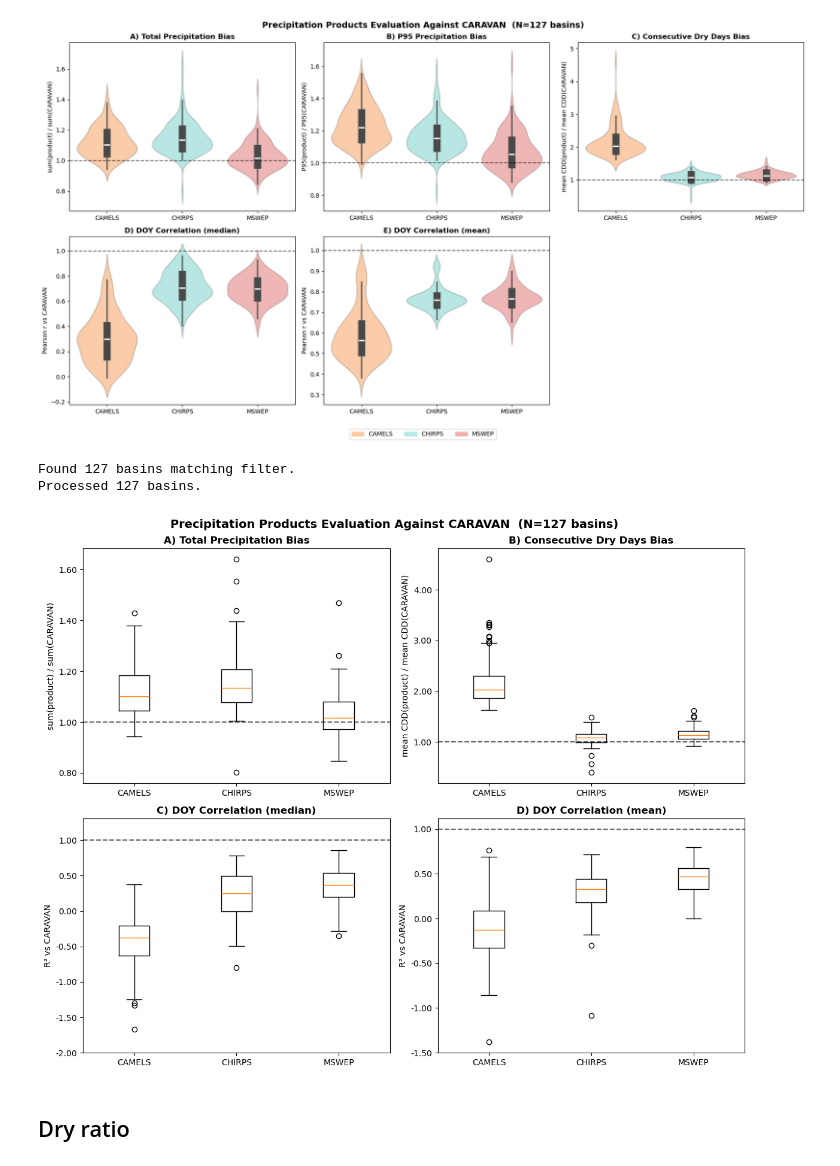
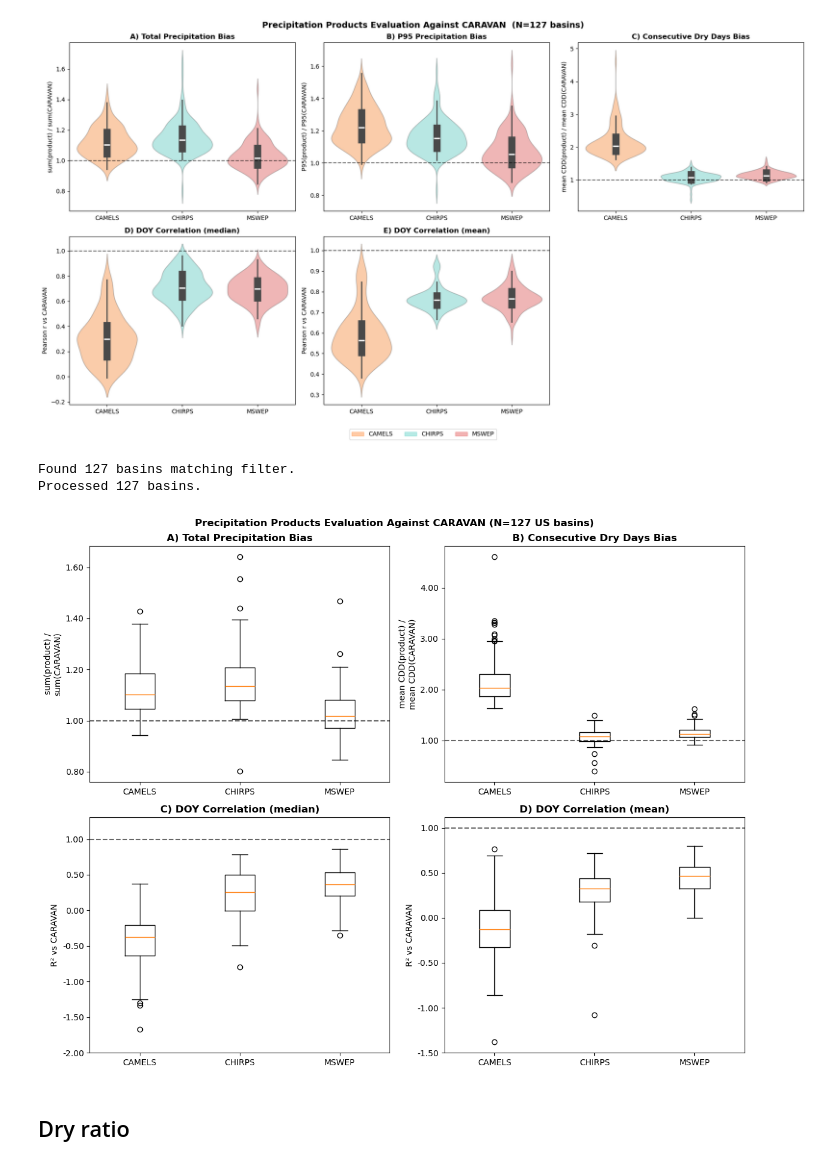
Before and after one commit to DSHydro/NeuralHydrologyAzure, a Jupyter notebook: 3_analyzing_results/2_us_127_basins/1_us_precip_characteristics.ipynb, the cells around one changed output. Drawn from its saved outputs; the diff is of its cells as text; code cells hidden in the pictures.

```diff
--- a/3_analyzing_results/2_us_127_basins/1_us_precip_characteristics.ipynb
+++ b/3_analyzing_results/2_us_127_basins/1_us_precip_characteristics.ipynb
@@ -887,17 +882,19 @@ print(f"Processed {n_basins} basins.")
 
 # ── Panel config ───────────────────────────────────────────────────────────────
 PANEL_CFG = [
-    ("vol",       "A) Total Precipitation Bias",      "sum(product) / sum(CARAVAN)"),
+    ("vol",       "A) Total Precipitation Bias",      "sum(product) /\nsum(CARAVAN)"),
     # ("p95",       "B) P95 Precipitation Bias",        "P95(product) / P95(CARAVAN)"),
-    ("dry",       "B) Consecutive Dry Days Bias",     "mean CDD(product) / mean CDD(CARAVAN)"),
+    ("dry",       "B) Consecutive Dry Days Bias",     "mean CDD(product) /\nmean CDD(CARAVAN)"),
     ("seas",      "C) DOY Correlation (median)", "R² vs CARAVAN"),
     ("seas_mean", "D) DOY Correlation (mean)",   "R² vs CARAVAN"),
 ]
 
 # ── Plot (2×3 grid, middle bottom slot hidden) ─────────────────────────────────
 fig, axes = plt.subplots(2, 2, figsize=(12, 10))
-fig.suptitle(f"Precipitation Products Evaluation Against CARAVAN  (N={n_basins} basins)",
-             fontsize=14, fontweight="bold")
+# fig, axes = plt.subplots(2, 2, figsize=(6, 5)) #for poster
+
+fig.suptitle(f"Precipitation Products Evaluation Against CARAVAN (N={n_basins} US basins)",
+             fontsize=12, fontweight="bold")
 
 plot_axes = axes.flatten()
 
@@ -913,34 +910,34 @@ for ax, (col, title, ylabel) in zip(plot_axes, PANEL_CFG):
     #     inner="box",
     #     inner_kws={"box_width": 12, "whis_width": 2},
     #     alpha=0.35, saturation=0.9,
     #     ax=ax,
     # )
     # ax.axhline(1.0, color="black", lw=1.5, ls="--", alpha=0.6)
     # ax.set_title(title, fontweight="bold")
     # ax.set_ylabel(ylabel)
     # ax.set_xlabel("")
 
     data_by_product = [df[df["product"] == p][col].dropna().values for p in PRODUCTS]
 
     ax.boxplot(data_by_product, tick_labels=PRODUCTS)
     ax.yaxis.set_major_formatter(FormatStrFormatter('%.2f'))  # 2 decimal places
 
     ax.axhline(1.0, color="black", lw=1.5, ls="--", alpha=0.6)
     ax.set_title(title, fontweight="bold")
     ax.set_ylabel(ylabel)
     ax.set_xlabel("")
 
 axes[1, 0].set_ylim(bottom=-2)
 # legend_handles = [Patch(color=PALETTE[p], label=p, alpha=0.35) for p in PRODUCTS]
 # fig.legend(handles=legend_handles, loc="lower center", ncol=4,
 #            fontsize=10, bbox_to_anchor=(0.5, 0.0))
 
 plt.tight_layout(rect=[0, 0.05, 1, 1])
 plt.show()
 # %% [output]
 Found 127 basins matching filter.
 Processed 127 basins.
-[figure, old version]
+[figure, new version]
 # %% [markdown]
 ## Dry ratio
 # %%
```
Also changed, not shown: parts of 6 cells of this notebook, 9 other files.
